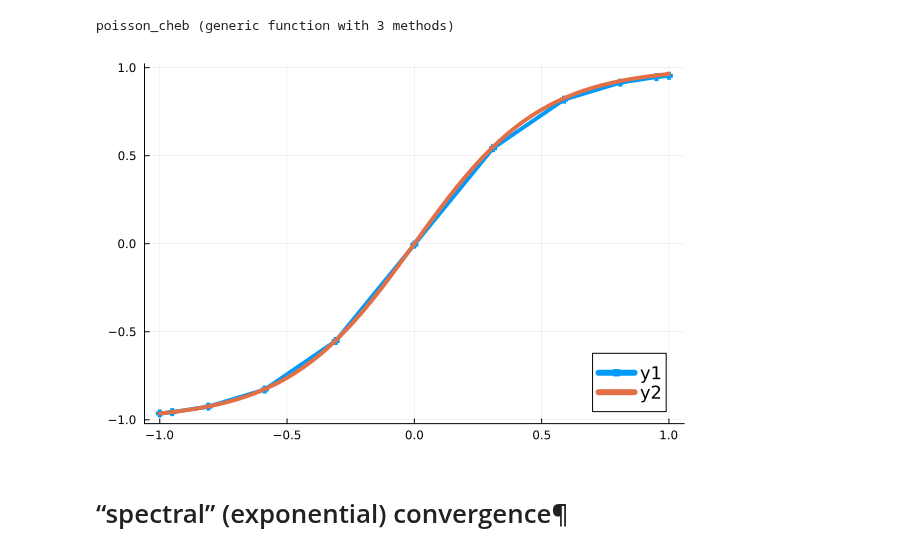
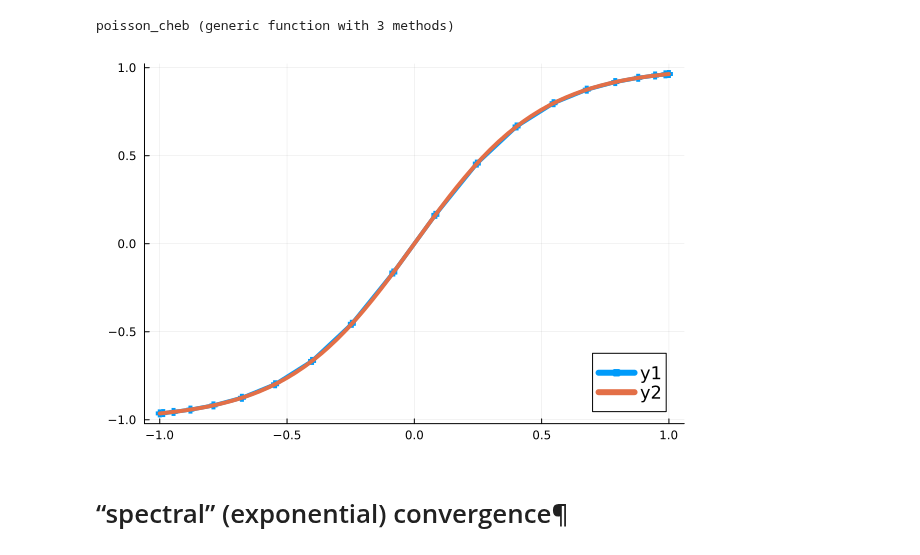
Before and after one commit to cu-numcomp/fall26, a Jupyter notebook: slides/2026-10-12-splines.ipynb, the cells around one changed output. Cells and saved outputs as stored; diff of their text form; code cells hidden in the pictures.

```diff
--- a/slides/2026-10-12-splines.ipynb
+++ b/slides/2026-10-12-splines.ipynb
@@ -482,13 +482,13 @@ poisson_cheb (generic function with 3 methods)
 # %%
 manufactured(x) = tanh(2x)
 d_manufactured(x) = 2*cosh(2x)^-2
 mdd_manufactured(x) = 8 * tanh(2x) / cosh(2x)^2
-x, A, rhs = poisson_cheb(11, mdd_manufactured,
+x, A, rhs = poisson_cheb(20, mdd_manufactured,
     (0, manufactured), (1, d_manufactured))
 plot(x, A \ rhs, marker=:auto)
 plot!(manufactured, legend=:bottomright)
 # %% [output]
-[figure, old version]
+[figure, new version]
 # %% [markdown]
 # “spectral” (exponential) convergence¶
 # %%
```
Also changed, not shown: parts of 1 cell of this notebook, 2 other files.
